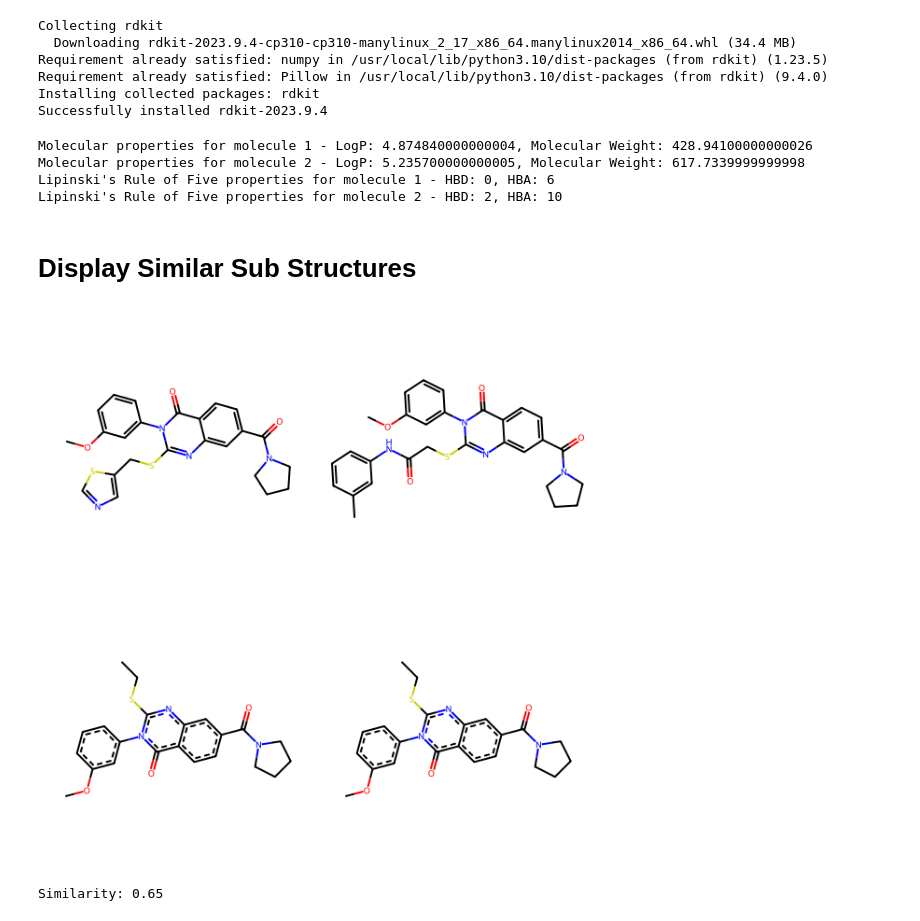
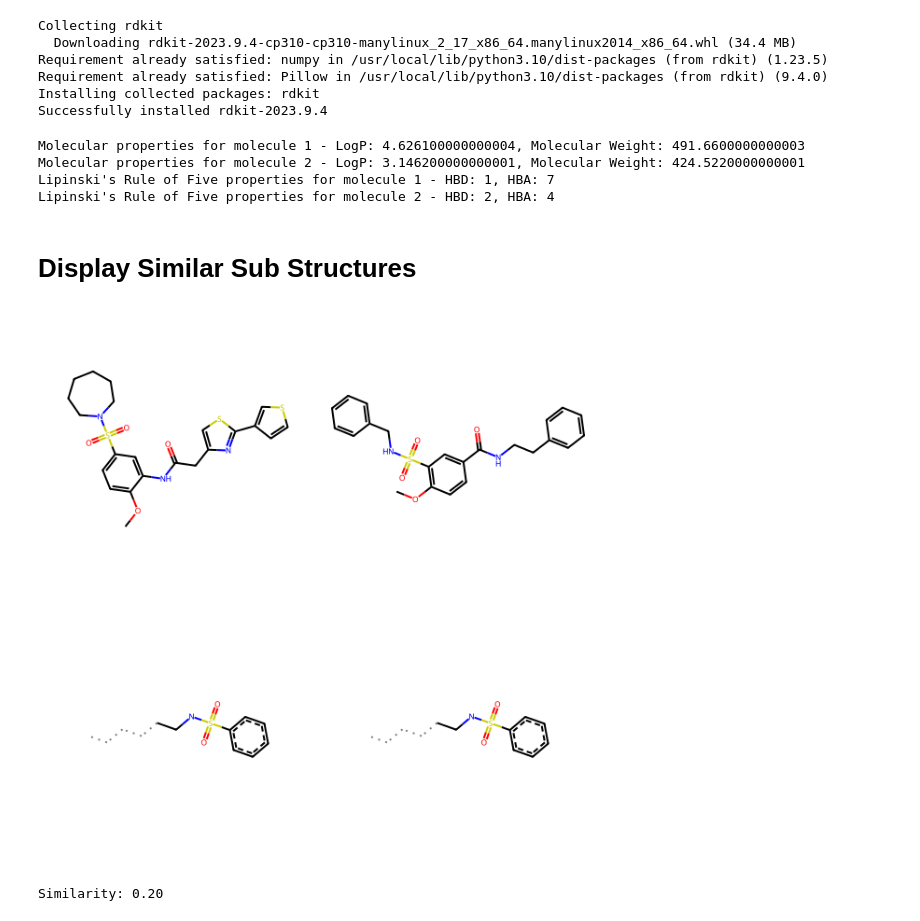
Before and after one commit to Rameezlatif/Codes, a Jupyter notebook: RDkit_for_compare_physicochemical_pharmacikinetics_properties.ipynb, the cells around one changed output. Saved outputs shown, nothing was run; the diff lists cells and outputs as text; code cells hidden in the pictures.

```diff
--- a/RDkit_for_compare_physicochemical_pharmacikinetics_properties.ipynb
+++ b/RDkit_for_compare_physicochemical_pharmacikinetics_properties.ipynb
@@ -15,8 +15,8 @@ from rdkit.Chem import MACCSkeys
 from rdkit.Chem import DataStructs  # Import DataStructs for TanimotoSimilarity
 
 # Define two molecules as SMILES strings
-molecule1_smiles = "COc1ccc(cc1Cl)-n1ccnc(SC(C)C(=O)c2ccc(C)c(C)c2)c1=O"  # Replace with your first molecule's SMILES string
-molecule2_smiles = "OC(=O)C1=CC=C(C=C1)N1C(SCC(=O)NC2=CSC(=N2)C2=CSC=C2)=NC2=CC(=CC=C2C1=O)C(=O)N1CCCC1"  # Replace with your second molecule's SMILES string
+molecule1_smiles = "COC1=CC=C(C=C1NC(=O)CC1=CSC(=N1)C1=CSC=C1)S(=O)(=O)N1CCCCCC1"  # Replace with your first molecule's SMILES string
+molecule2_smiles = "COC1=C(C=C(C=C1)C(=O)NCCC2=CC=CC=C2)S(=O)(=O)NCC3=CC=CC=C3"  # Replace with your second molecule's SMILES string
 
 # Convert SMILES strings to RDKit molecules
 molecule1 = Chem.MolFromSmiles(molecule1_smiles)
@@ -49,10 +49,10 @@ print(f"Molecular properties for molecule 2 - LogP: {logP2}, Molecular Weight: {
 print(f"Lipinski's Rule of Five properties for molecule 1 - HBD: {hbd1}, HBA: {hba1}")
 print(f"Lipinski's Rule of Five properties for molecule 2 - HBD: {hbd2}, HBA: {hba2}")
 # %% [output]
-Molecular properties for molecule 1 - LogP: 4.874840000000004, Molecular Weight: 428.94100000000026
-Molecular properties for molecule 2 - LogP: 5.235700000000005, Molecular Weight: 617.7339999999998
-Lipinski's Rule of Five properties for molecule 1 - HBD: 0, HBA: 6
-Lipinski's Rule of Five properties for molecule 2 - HBD: 2, HBA: 10
+Molecular properties for molecule 1 - LogP: 4.626100000000004, Molecular Weight: 491.6600000000003
+Molecular properties for molecule 2 - LogP: 3.146200000000001, Molecular Weight: 424.5220000000001
+Lipinski's Rule of Five properties for molecule 1 - HBD: 1, HBA: 7
+Lipinski's Rule of Five properties for molecule 2 - HBD: 2, HBA: 4
 # %% [markdown]
 # Display Similar Sub Structures
 # %%
@@ -72,34 +72,34 @@ def find_common_substructure(molecule1, molecule2):
     fp1 = AllChem.GetMorganFingerprintAsBitVect(mol1, 2, nBits=1024)
     fp2 = AllChem.GetMorganFingerprintAsBitVect(mol2, 2, nBits=1024)
 
     # Compute the similarity between fingerprints
     similarity = DataStructs.TanimotoSimilarity(fp1, fp2)
 
     # Find the maximum common substructure (MCS)
     mcs = rdFMCS.FindMCS([mol1, mol2])
 
     # Get the common substructure as SMARTS
     common_substructure_smarts = mcs.smartsString
 
     # Highlight the common substructure in the molecules
     mol1_highlighted = Chem.MolFromSmarts(common_substructure_smarts)
     mol2_highlighted = Chem.MolFromSmarts(common_substructure_smarts)
 
     # Draw the structures
     img = Draw.MolsToGridImage([mol1, mol2, mol1_highlighted, mol2_highlighted], molsPerRow=2, subImgSize=(300, 300))
 
     # Display the image using IPython.display
     display(img)
 
     return similarity
 
 # Example usage
-molecule1 = "COc1cccc(c1)-n1c(SCC2=CN=CS2)nc2cc(ccc2c1=O)C(=O)N1CCCC1"  # Ethanol
-molecule2 = "COC1=CC=CC(=C1)[n]1-c(SCC(=O)NC2=CC=CC(C)=C2)nc2cc(ccc2c1=O)C(=O)N1CCCC1"  # Diethyl ether
+molecule1 = "COC1=CC=C(C=C1NC(=O)CC1=CSC(=N1)C1=CSC=C1)S(=O)(=O)N1CCCCCC1"  # Ethanol
+molecule2 = "COC1=C(C=C(C=C1)C(=O)NCCC2=CC=CC=C2)S(=O)(=O)NCC3=CC=CC=C3"  # Diethyl ether
 
 similarity = find_common_substructure(molecule1, molecule2)
 
 print(f"Similarity: {similarity:.2f}")
 # %% [output]
-[figure, old version]
+[figure, new version]
-Similarity: 0.65
+Similarity: 0.20
```
Also changed, not shown: parts of 1 cell of this notebook.
